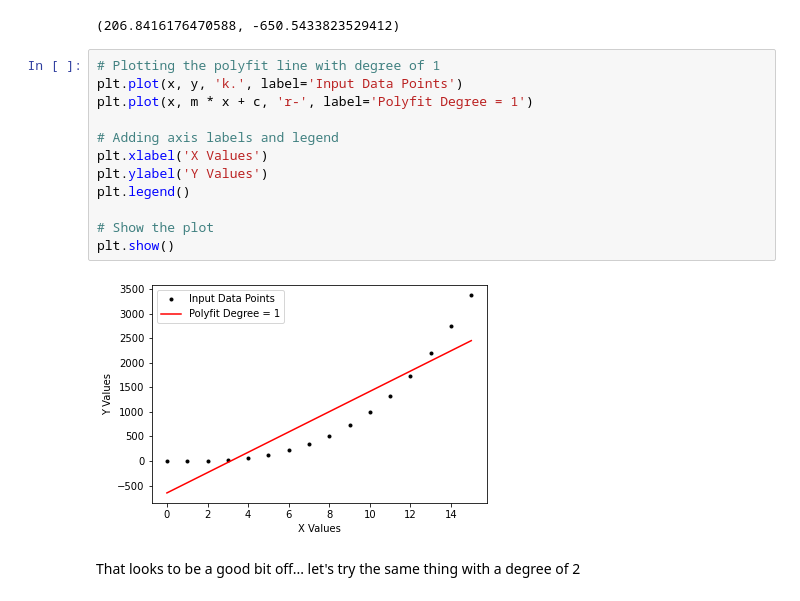
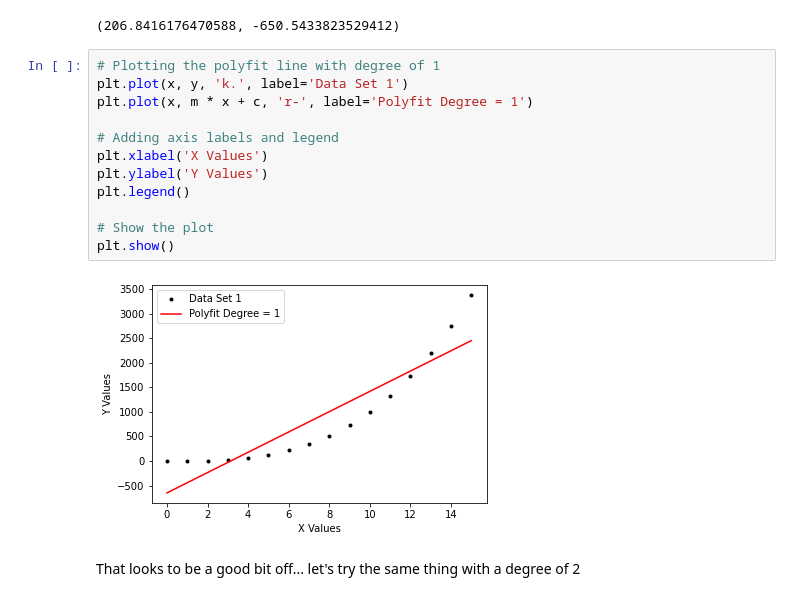
Before and after one commit to G00398258/machinelearningstats-portfolio, a Jupyter notebook: Exercises/03-parameters-exercises.ipynb, the cells around one changed output. Saved outputs shown, nothing was run; the diff lists cells and outputs as text.

```diff
--- a/Exercises/03-parameters-exercises.ipynb
+++ b/Exercises/03-parameters-exercises.ipynb
@@ -44,18 +57,18 @@ m, c
 (206.8416176470588, -650.5433823529412)
 # %%
 # Plotting the polyfit line with degree of 1
-plt.plot(x, y, 'k.', label='Input Data Points')
+plt.plot(x, y, 'k.', label='Data Set 1')
 plt.plot(x, m * x + c, 'r-', label='Polyfit Degree = 1')
 
 # Adding axis labels and legend
 plt.xlabel('X Values')
 plt.ylabel('Y Values')
 plt.legend()
 
 # Show the plot
 plt.show()
 # %% [output]
-[figure, old version]
+[figure, new version]
 # %% [markdown]
 That looks to be a good bit off... let's try the same thing with a degree of 2
 # %%
```
Also changed, not shown: parts of 28 cells of this notebook.
